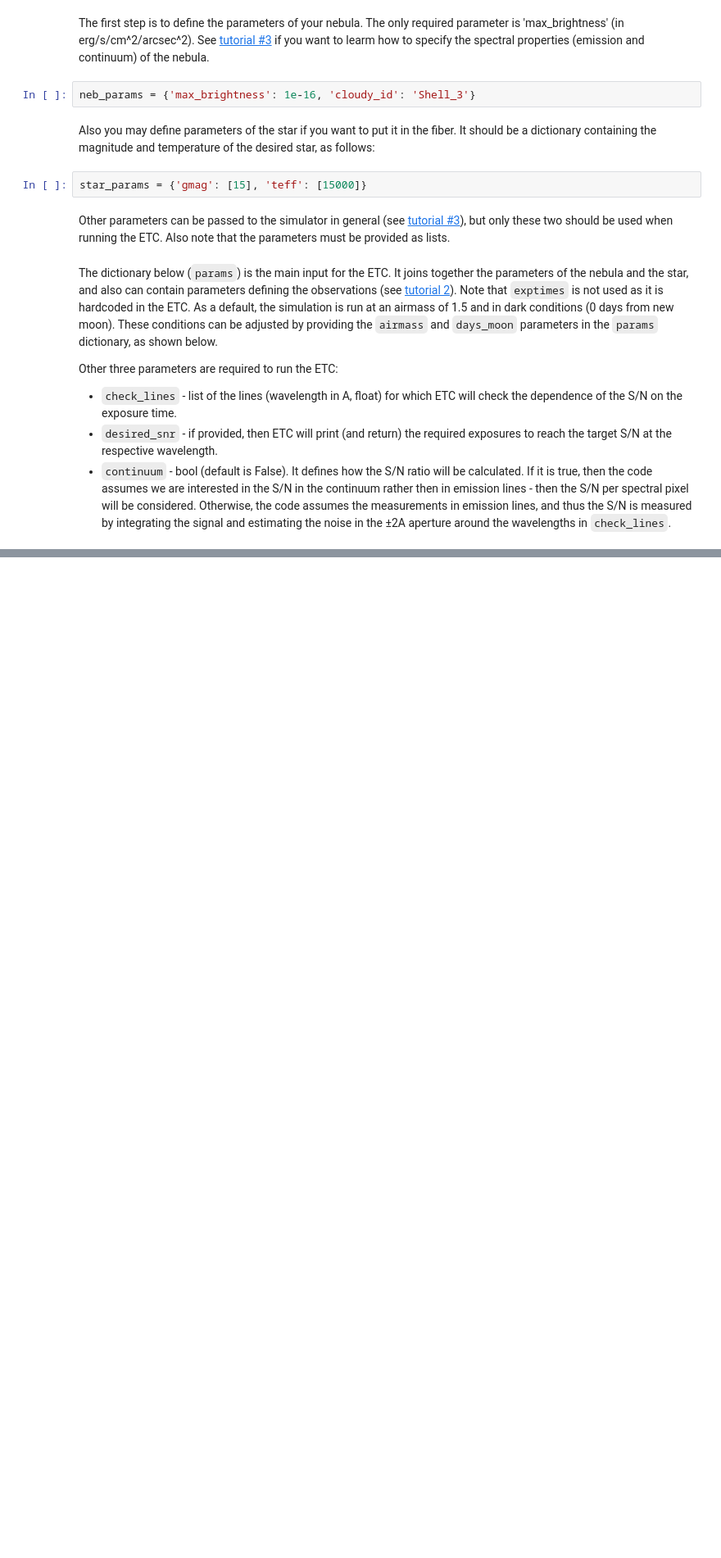
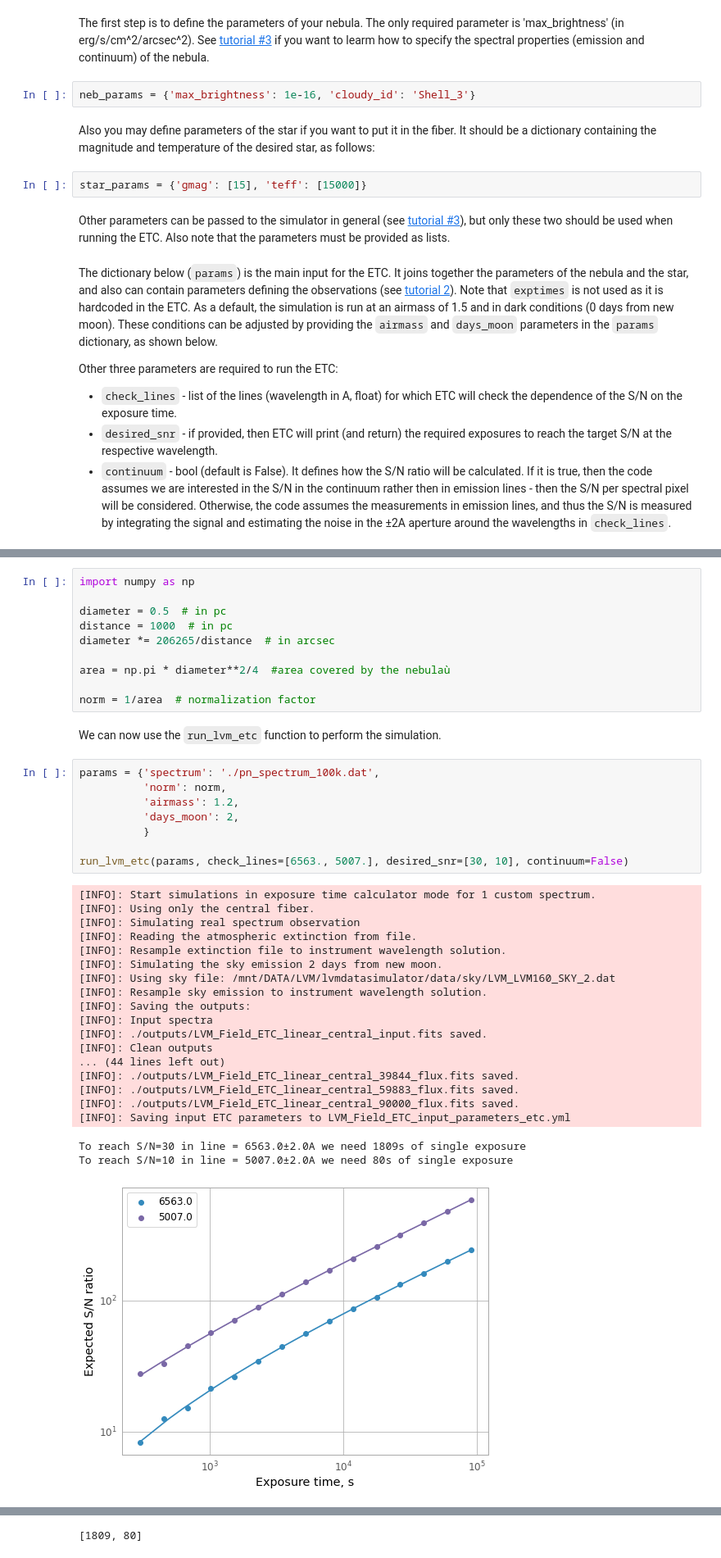
Before and after one commit to sdss/lvmdatasimulator, a Jupyter notebook: examples/LVM_data_simulator_tutorial4.ipynb, the cells around one changed output, grey strips where cells are left out. Shown at 82% size. Cells and saved outputs as stored; diff of their text form; blank space fills up the shorter version.

Commit message:
User provided spectrum to ETC

```diff
--- a/examples/LVM_data_simulator_tutorial4.ipynb
+++ b/examples/LVM_data_simulator_tutorial4.ipynb
@@ -95,0 +113,41 @@ Elapsed time: 10.6s
+# %%
+import numpy as np
+
+diameter = 0.5  # in pc
+distance = 1000  # in pc
+diameter *= 206265/distance  # in arcsec
+
+area = np.pi * diameter**2/4  #area covered by the nebulaù
+
+norm = 1/area  # normalization factor
+# %% [markdown]
+We can now use the ``run_lvm_etc`` function to perform the simulation.
+# %%
+params = {'spectrum': './pn_spectrum_100k.dat',
+          'norm': norm,
+          'airmass': 1.2,
+          'days_moon': 2,
+          }
+
+run_lvm_etc(params, check_lines=[6563., 5007.], desired_snr=[30, 10], continuum=False)
+# %% [output]
+[INFO]: Start simulations in exposure time calculator mode for 1 custom spectrum.
+[INFO]: Using only the central fiber.
+[INFO]: Simulating real spectrum observation
+[INFO]: Reading the atmospheric extinction from file.
+[INFO]: Resample extinction file to instrument wavelength solution.
+[INFO]: Simulating the sky emission 2 days from new moon.
+[INFO]: Using sky file: /mnt/DATA/LVM/lvmdatasimulator/data/sky/LVM_LVM160_SKY_2.dat
+[INFO]: Resample sky emission to instrument wavelength solution.
+[INFO]: Saving the outputs:
+[INFO]: Input spectra
+[INFO]: ./outputs/LVM_Field_ETC_linear_central_input.fits saved.
+[INFO]: Clean outputs
+... (44 lines left out)
+[INFO]: ./outputs/LVM_Field_ETC_linear_central_39844_flux.fits saved.
+[INFO]: ./outputs/LVM_Field_ETC_linear_central_59883_flux.fits saved.
+[INFO]: ./outputs/LVM_Field_ETC_linear_central_90000_flux.fits saved.
+[INFO]: Saving input ETC parameters to LVM_Field_ETC_input_parameters_etc.yml
+To reach S/N=30 in line = 6563.0±2.0A we need 1809s of single exposure
+To reach S/N=10 in line = 5007.0±2.0A we need 80s of single exposure
+[figure, added]
@@ -95,0 +155 @@ Elapsed time: 10.6s
+[1809, 80]
```
Also changed, not shown: parts of 7 cells of this notebook, 3 other files.
